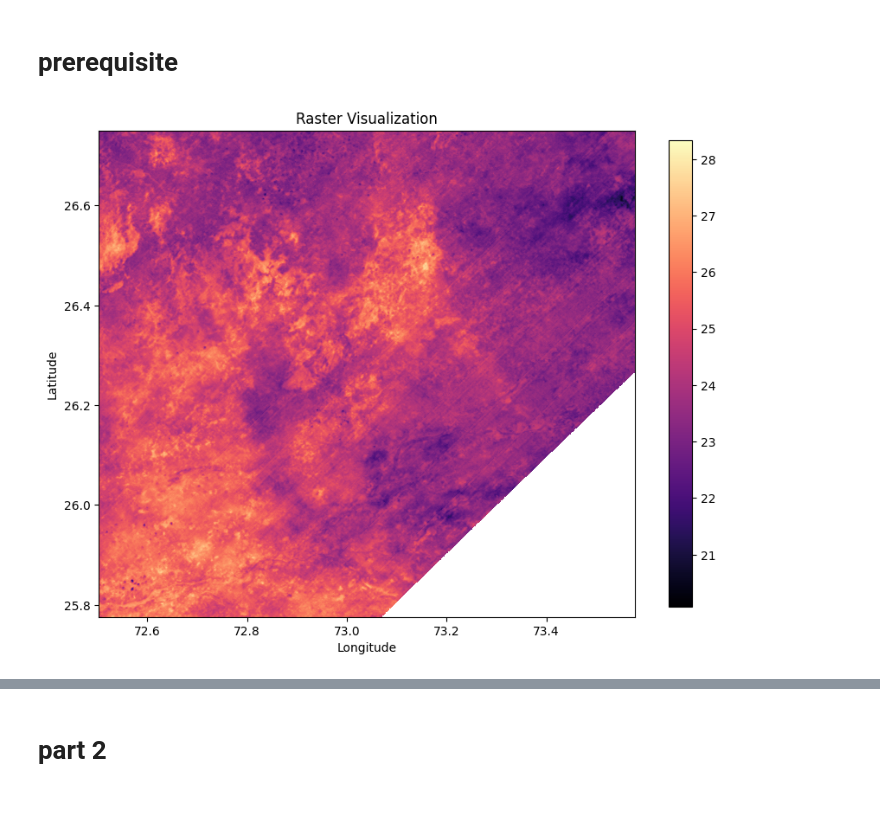
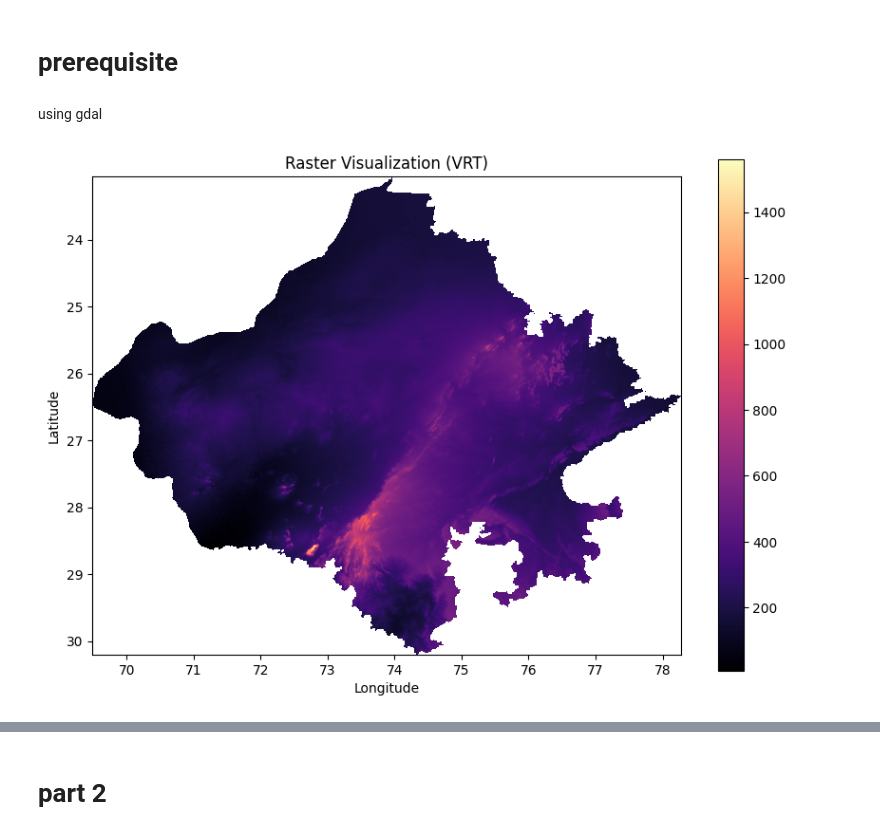
Before and after one commit to 1kaiser/Jodhpur_ecostress_LST, a Jupyter notebook: GRACE_data_processing.ipynb, the cells around one changed output, grey strips where cells are left out. Saved outputs shown, nothing was run; the diff lists cells and outputs as text; code cells hidden in the pictures; blank space fills up the shorter version.

```diff
--- a/GRACE_data_processing.ipynb
+++ b/GRACE_data_processing.ipynb
@@ -16,12 +17,11 @@ import rasterio
 import matplotlib.pyplot as plt
 
 # Open the TIFF file
-tif_path = "/content/files/content/testfiles/ECO2LSTE.001_SDS_LST_doy2018255023709_aid0001.tif"
+tif_path = "/content/rajasthan_dem.tif"
 dataset = rasterio.open(tif_path)
 
 # Read the raster data
-raster_data = dataset.read(1, masked = True) * 0.02 - 273.15
-
+raster_data = dataset.read(1, masked = True)
 # Get the spatial extent
 xmin, ymin, xmax, ymax = dataset.bounds
 
@@ -44,5 +44,56 @@ plt.show()
 
 # Close the dataset
 dataset.close()
-# %% [output]
-[figure, removed]
+# %% [markdown]
+using gdal
+# %%
+from osgeo import gdal
+import numpy as np
+import matplotlib.pyplot as plt
+
+# Open the TIFF file
+tif_path = "/content/rajasthan_dem.tif"
+dataset = gdal.Open(tif_path)
+
+# Create a virtual raster (VRT) with a lower resolution
+vrt_options = gdal.BuildVRTOptions(resampleAlg='average', xRes=0.01, yRes=0.01)
+vrt_path = "/content/rajasthan_dem.vrt"
+vrt_dataset = gdal.BuildVRT(vrt_path, dataset, options=vrt_options)
+
+# Read the VRT raster data
+vrt_raster_band = vrt_dataset.GetRasterBand(1)
+vrt_raster_data = vrt_raster_band.ReadAsArray()
+
+# Get the mask of the first band
+mask = vrt_raster_band.GetMaskBand().ReadAsArray()
+# Create a masked array from the raster data and mask
+raster_masked = np.ma.masked_where(mask == 0, vrt_raster_data)
+
+
+# Get the spatial extent of the VRT
+vrt_geotransform = vrt_dataset.GetGeoTransform()
+vrt_xmin, vrt_ymin = vrt_geotransform[0], vrt_geotransform[3]
+vrt_xmax = vrt_xmin + vrt_geotransform[1] * vrt_dataset.RasterXSize
+vrt_ymax = vrt_ymin + vrt_geotransform[5] * vrt_dataset.RasterYSize
+
+# Plot the VRT raster using Matplotlib
+plt.figure(figsize=(10, 10))
+plt.imshow(raster_masked, cmap='magma', extent=[vrt_xmin, vrt_xmax, vrt_ymin, vrt_ymax])
+
+# Add a colorbar
+plt.colorbar(shrink=0.7)
+
+# Set the axis labels
+plt.xlabel('Longitude')
+plt.ylabel('Latitude')
+
+# Set the title
+plt.title('Raster Visualization (VRT)')
+
+# Display the plot
+plt.show()
+
+# Close the VRT dataset
+vrt_dataset = None
+# %% [output]
+[figure, added]
```
Also changed, not shown: parts of 13 cells of this notebook.
